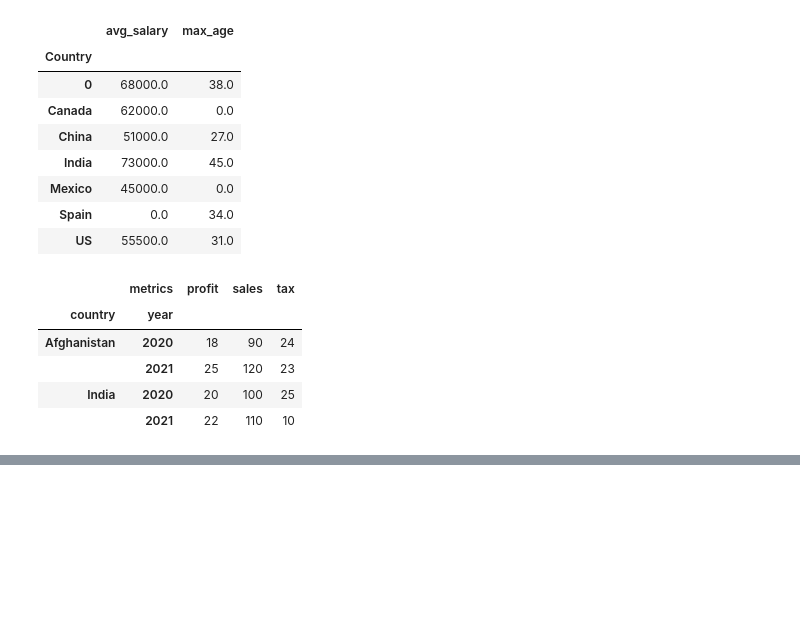
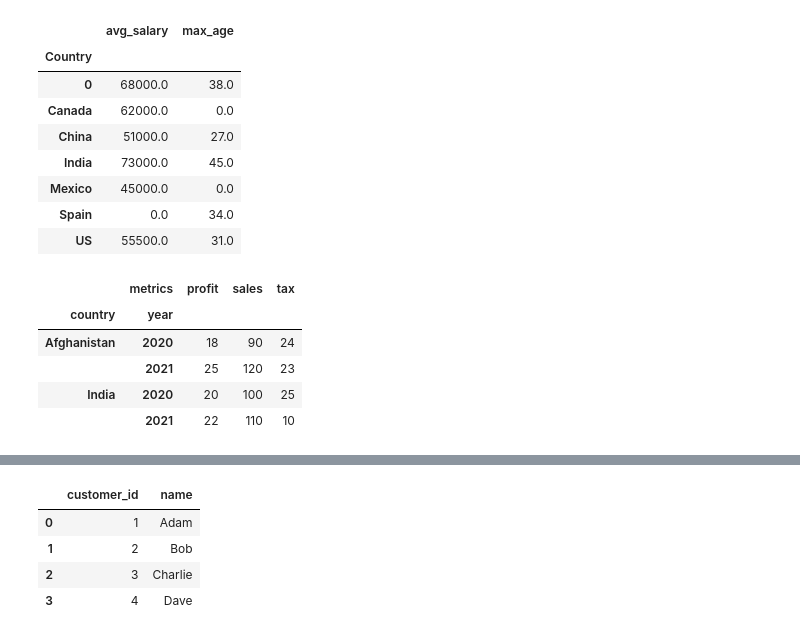
Before and after one commit to Babayoboy/Ai-Ml, a Jupyter notebook: jupiter/pandas.ipynb, the cells around one changed output, grey strips where cells are left out. Saved outputs shown, nothing was run; the diff lists cells and outputs as text; code cells hidden in the pictures; blank space fills up the shorter version.

```diff
--- a/jupiter/pandas.ipynb
+++ b/jupiter/pandas.ipynb
@@ -292,0 +320,8 @@ orignal
+# %%
+df_customer
+# %% [output]
+|  | customer_id | name |
+| 0 | 1 | Adam |
+| 1 | 2 | Bob |
+| 2 | 3 | Charlie |
+| 3 | 4 | Dave |
```
Also changed, not shown: parts of 4 cells of this notebook.
